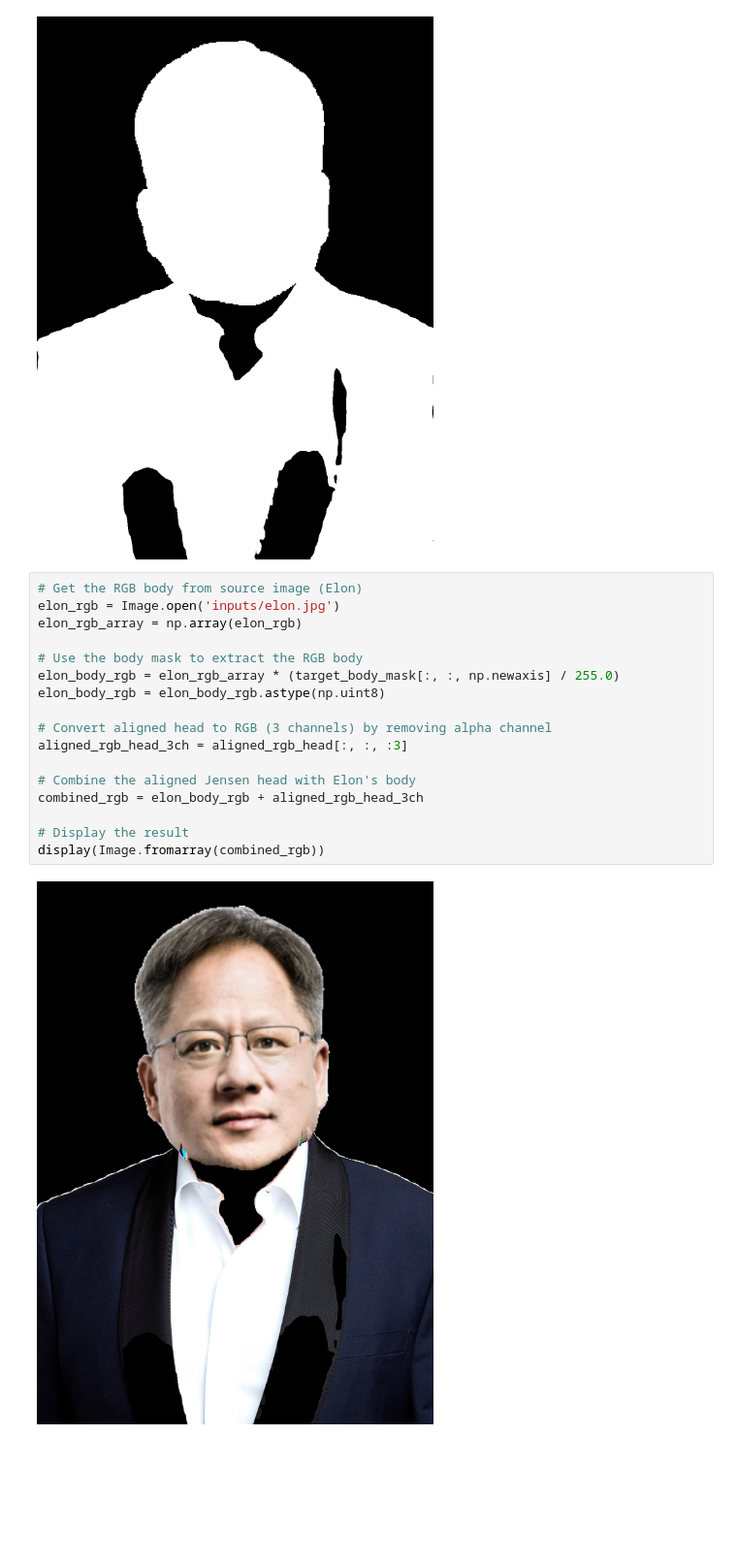
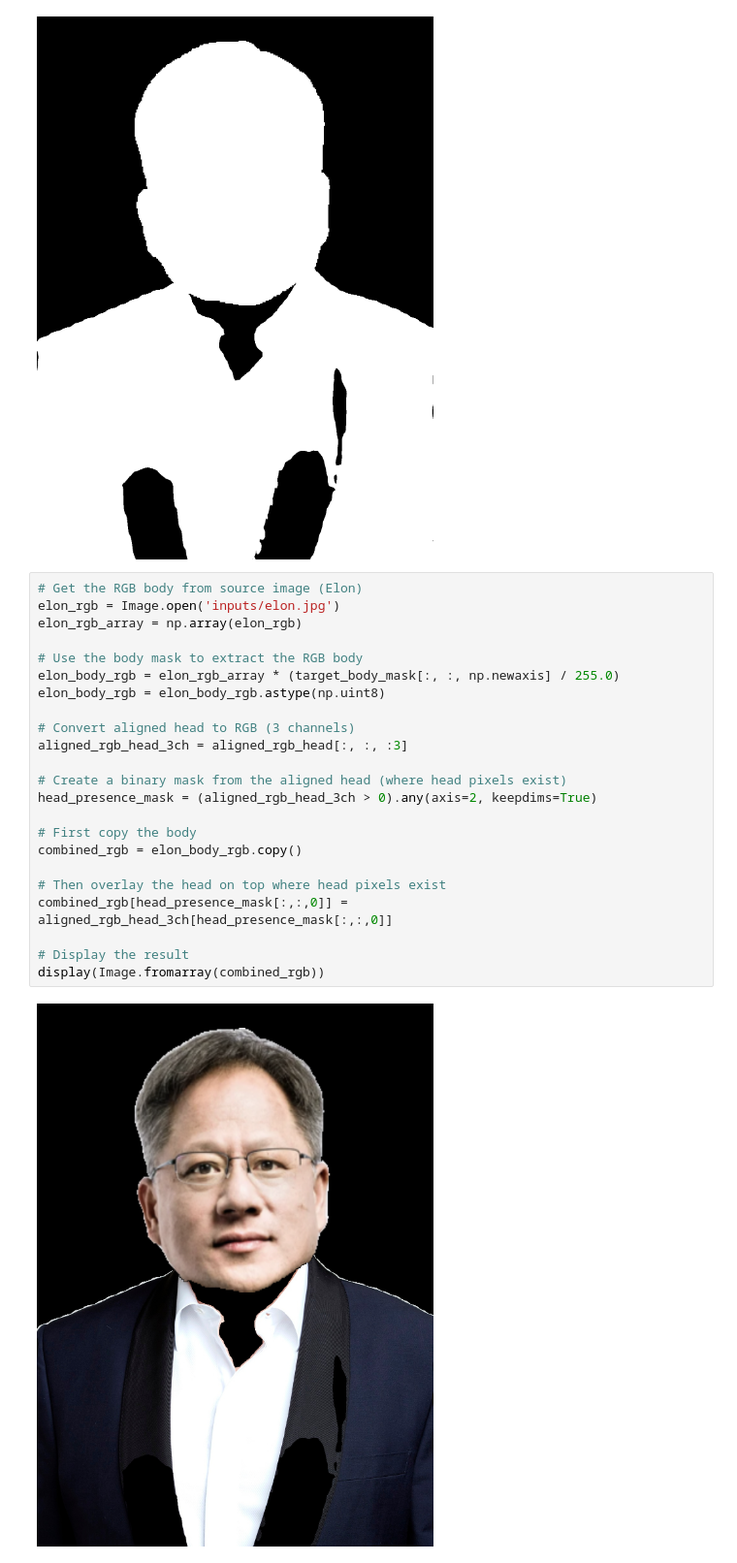
Before and after one commit to yachty66/headswap, a Jupyter notebook: headswap.ipynb, the cells around one changed output. Shown at 97% size. Cells and saved outputs as stored; diff of their text form; blank space fills up the shorter version.

Commit message:
move jensen to foreground always

```diff
--- a/headswap.ipynb
+++ b/headswap.ipynb
@@ -312,19 +312,25 @@ display_mask(combined_mask)
 # %%
 # Get the RGB body from source image (Elon)
 elon_rgb = Image.open('inputs/elon.jpg')
 elon_rgb_array = np.array(elon_rgb)
 
 # Use the body mask to extract the RGB body
 elon_body_rgb = elon_rgb_array * (target_body_mask[:, :, np.newaxis] / 255.0)
 elon_body_rgb = elon_body_rgb.astype(np.uint8)
 
-# Convert aligned head to RGB (3 channels) by removing alpha channel
+# Convert aligned head to RGB (3 channels)
 aligned_rgb_head_3ch = aligned_rgb_head[:, :, :3]
 
-# Combine the aligned Jensen head with Elon's body
-combined_rgb = elon_body_rgb + aligned_rgb_head_3ch
+# Create a binary mask from the aligned head (where head pixels exist)
+head_presence_mask = (aligned_rgb_head_3ch > 0).any(axis=2, keepdims=True)
+
+# First copy the body
+combined_rgb = elon_body_rgb.copy()
+
+# Then overlay the head on top where head pixels exist
+combined_rgb[head_presence_mask[:,:,0]] = aligned_rgb_head_3ch[head_presence_mask[:,:,0]]
 
 # Display the result
 display(Image.fromarray(combined_rgb))
 # %% [output]
-[figure, old version]
+[figure, new version]
```
